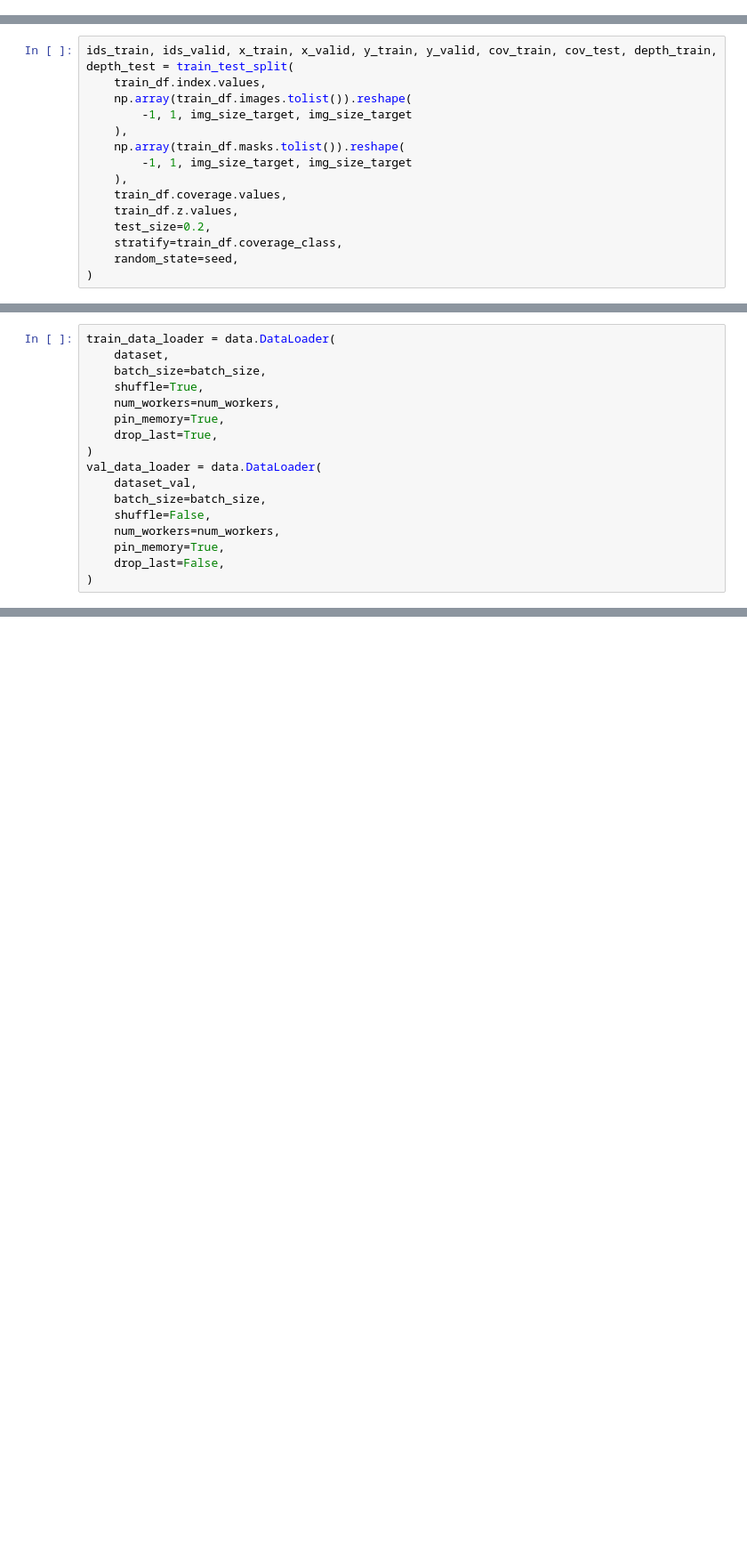
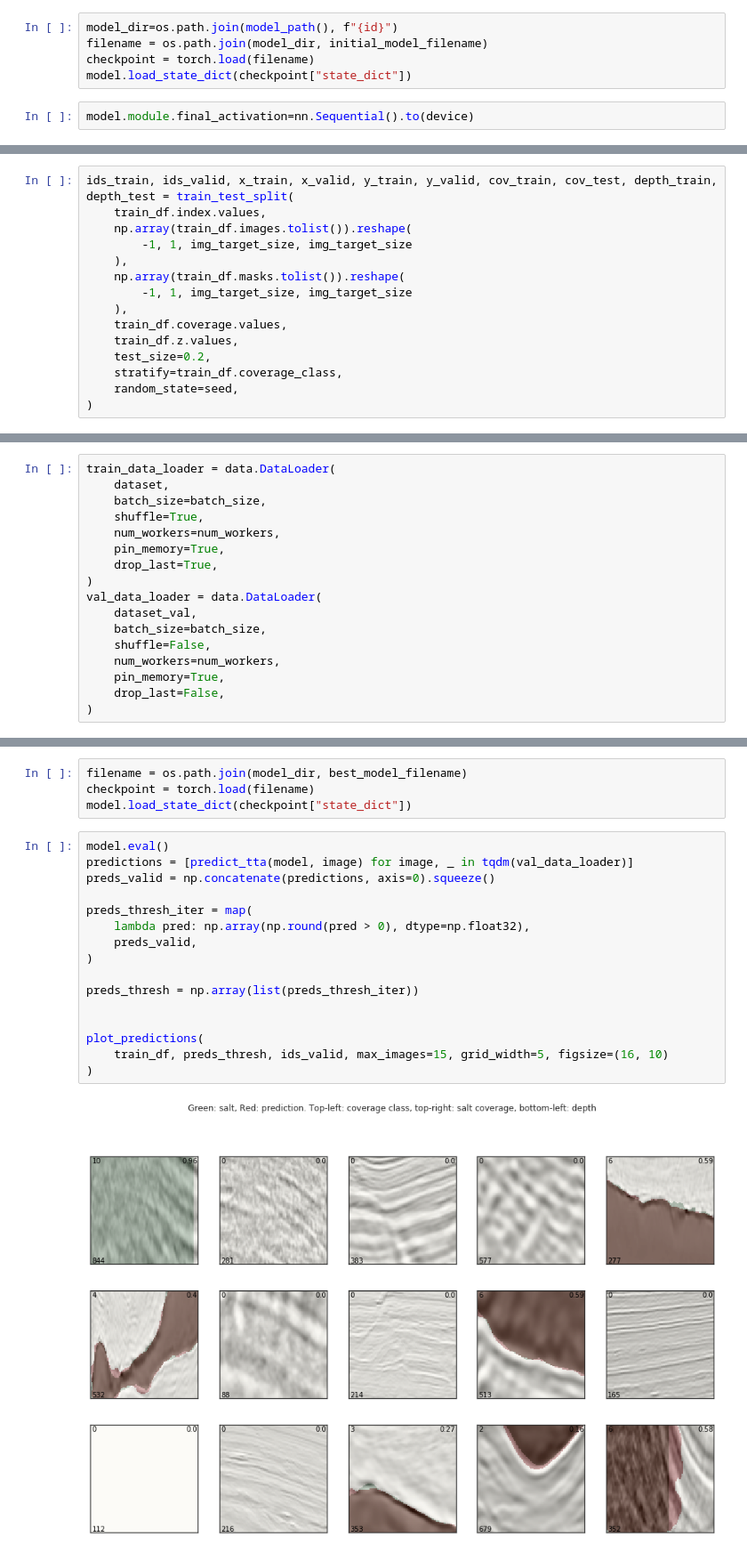
Before and after one commit to msalvaris/ksalt, a Jupyter notebook: notebooks/RefineModel.ipynb, the cells around one changed output, grey strips where cells are left out. Shown at 89% size. Saved outputs shown, nothing was run; the diff lists cells and outputs as text; blank space fills up the shorter version.

```diff
--- a/notebooks/RefineModel.ipynb
+++ b/notebooks/RefineModel.ipynb
@@ -97,3 +120,10 @@ model.to(device)
+# %%
+model_dir=os.path.join(model_path(), f"{id}")
+filename = os.path.join(model_dir, initial_model_filename)
+checkpoint = torch.load(filename)
+model.load_state_dict(checkpoint["state_dict"])
+# %%
+model.module.final_activation=nn.Sequential().to(device)
 # %%
 train_df, test_df = prepare_data()
 train_df.head()
@@ -101,10 +139,10 @@ train_df.head()
 ids_train, ids_valid, x_train, x_valid, y_train, y_valid, cov_train, cov_test, depth_train, depth_test = train_test_split(
     train_df.index.values,
     np.array(train_df.images.tolist()).reshape(
-        -1, 1, img_size_target, img_size_target
+        -1, 1, img_target_size, img_target_size
     ),
     np.array(train_df.masks.tolist()).reshape(
-        -1, 1, img_size_target, img_size_target
+        -1, 1, img_target_size, img_target_size
     ),
     train_df.coverage.values,
     train_df.z.values,
@@ -207,0 +353,22 @@ ax_iou.legend()
+# %%
+filename = os.path.join(model_dir, best_model_filename)
+checkpoint = torch.load(filename)
+model.load_state_dict(checkpoint["state_dict"])
+# %%
+model.eval()
+predictions = [predict_tta(model, image) for image, _ in tqdm(val_data_loader)]
+preds_valid = np.concatenate(predictions, axis=0).squeeze()
+
+preds_thresh_iter = map(
+    lambda pred: np.array(np.round(pred > 0), dtype=np.float32),
+    preds_valid,
+)
+
+preds_thresh = np.array(list(preds_thresh_iter))
+
+
+plot_predictions(
+    train_df, preds_thresh, ids_valid, max_images=15, grid_width=5, figsize=(16, 10)
+)
+# %% [output]
+[figure, added]
```
Also changed, not shown: parts of 28 cells of this notebook, 6 other files.
